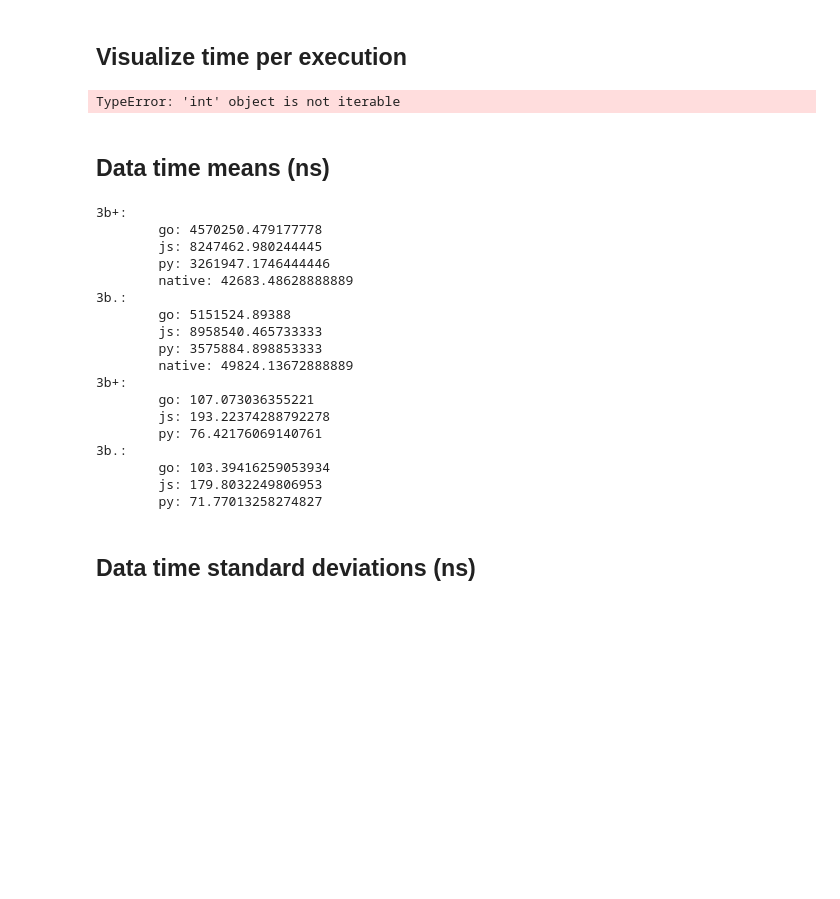
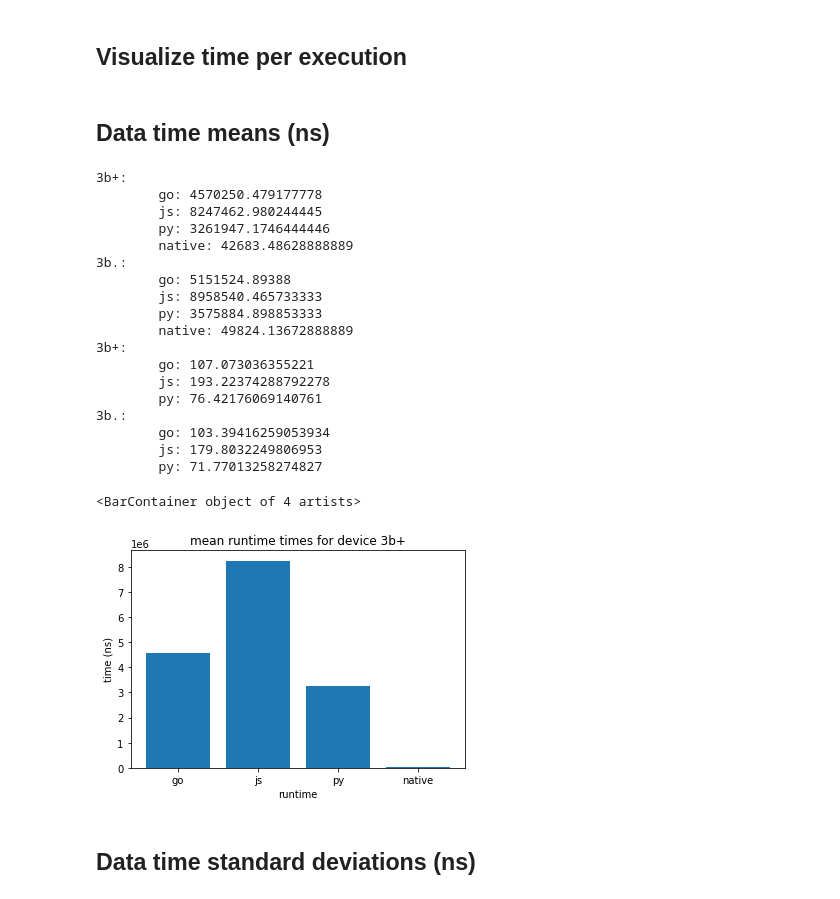
Before and after one commit to proohit/nodejs-rust, a Jupyter notebook: smartcore-wasi/analysis.ipynb, the cells around one changed output. Saved outputs shown, nothing was run; the diff lists cells and outputs as text; code cells hidden in the pictures; blank space fills up the shorter version.

Commit message:
smartcore-wasi - simplified visualization

```diff
--- a/smartcore-wasi/analysis.ipynb
+++ b/smartcore-wasi/analysis.ipynb
@@ -50,25 +51,28 @@ def pretty_print_data(data, unit='ns'):
 # %% [markdown]
 ## Visualize time per execution
 # %%
-import matplotlib.pyplot as plt
-cols = len(iterations)
-rows = len(runtimes)
-cols_headers = ['Iteration {}'.format(col) for col in range(cols)]
-rows_headers = runtimes[::]
-fig, axes = plt.subplots(nrows=rows, ncols=cols, figsize=(12, 8))
-device = '3b+'
-for idx_runtime, runtime in enumerate(runtimes):
-    for idx_it, it in enumerate(iterations):
-        date = pandas.read_csv(runtime_device_files_total[device][runtime][idx_it])
-        axes[idx_runtime, idx_it].scatter(date.index.values.tolist(), date['time (ns)'])
+import inspect
+def visualize_data(plot_fn, file_name):
+    cols = len(iterations)
+    rows = len(runtimes)
+    cols_headers = ['Iteration {}'.format(col) for col in range(cols)]
+    rows_headers = runtimes[::]
+    fig, axes = plt.subplots(nrows=rows, ncols=cols, figsize=(12, 8))
+    device = '3b+'
+    for idx_runtime, runtime in enumerate(runtimes):
+        for idx_it, it in enumerate(iterations):
+            date = pandas.read_csv(runtime_device_files_total[device][runtime][idx_it])
+            fn = getattr(axes[idx_runtime, idx_it], plot_fn)
+            req_args = inspect.getfullargspec(fn)
+            if all(item in req_args.args for item in ['x', 'y']):
+                fn(date.index.values.tolist(), date['time (ns)'])
+            else:
+                fn(date['time (ns)'])
+    for ax, col in zip(axes[0], cols_headers):
+        ax.set_title(col)
 
-for ax, col in zip(axes[0], cols_headers):
-    ax.set_title(col)
-
-for ax, row in zip(axes[:,0], rows_headers):
-    ax.set_ylabel(row, rotation=0, size='large')
-fig.tight_layout()
-plt.savefig("data.png",facecolor='white', transparent=False)
-plt.close()
+    for ax, row in zip(axes[:,0], rows_headers):
+        ax.set_ylabel(row, rotation=0, size='large')
+    fig.tight_layout()
+    plt.savefig(file_name,facecolor='white', transparent=False)
+    plt.close()
-# %% [output]
-TypeError: 'int' object is not iterable
@@ -83,33 +91,42 @@ for device in runtime_device_data.keys():
         runtime_device_data_means[device][runtime] = runtime_device_data[device][runtime][time_field].mean()
 pretty_print_data(runtime_device_data_means, 'ns')
 
 delta_means_rel = {}
 for device in runtime_device_data_means.keys():
     delta_means_rel[device] = {}
     for runtime in runtime_device_data_means[device].keys():
         if runtime == 'native':
             continue
         delta_means_rel[device][runtime] = runtime_device_data_means[device][runtime] / runtime_device_data_means[device]['native']
 pretty_print_data(delta_means_rel)
+
+fig = plt.figure()
+ax = fig.add_subplot()
+ax.set_ylabel('time (ns)')
+ax.set_xlabel('runtime')
+ax.set_title('mean runtime times for device 3b+')
+ax.bar(runtime_device_data_means['3b+'].keys(), runtime_device_data_means['3b+'].values())
 # %% [output]
 3b+:
         go: 4570250.479177778
         js: 8247462.980244445
         py: 3261947.1746444446
         native: 42683.48628888889
 3b.:
         go: 5151524.89388
         js: 8958540.465733333
         py: 3575884.898853333
         native: 49824.13672888889
 3b+:
         go: 107.073036355221
         js: 193.22374288792278
         py: 76.42176069140761
 3b.:
         go: 103.39416259053934
         js: 179.8032249806953
         py: 71.77013258274827
+<BarContainer object of 4 artists>
+[figure, added]
 # %% [markdown]
 ## Data time standard deviations (ns)
 # %%
```
Also changed, not shown: parts of 3 cells of this notebook.
